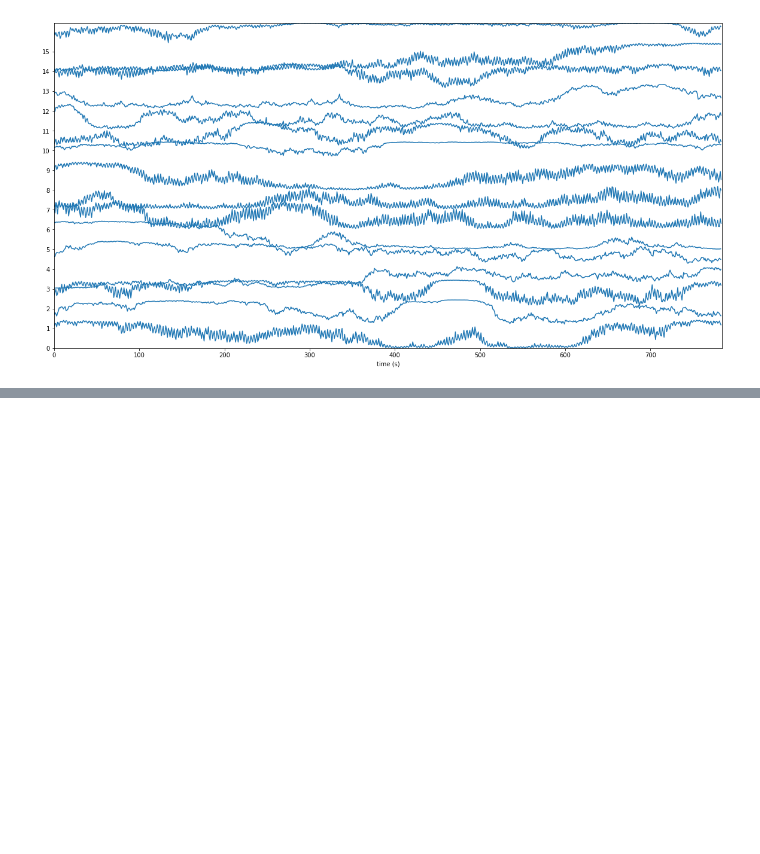
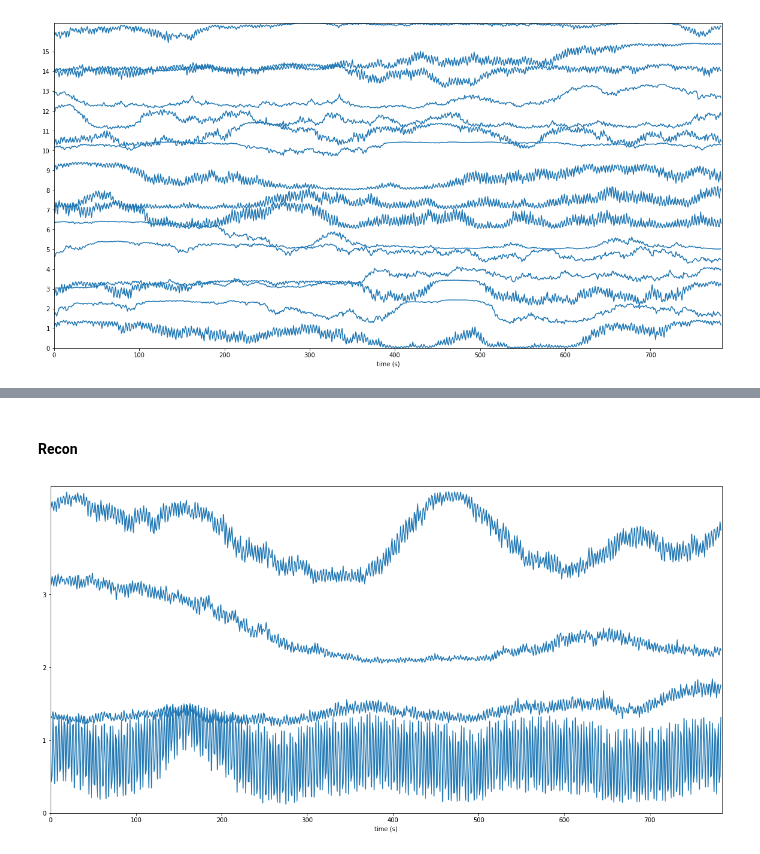
Before and after one commit to DanielLongo/NeuralFill, a Jupyter notebook: visualize/plot_vae_gens.ipynb, the cells around one changed output, grey strips where cells are left out. Saved outputs shown, nothing was run; the diff lists cells and outputs as text; code cells hidden in the pictures; blank space fills up the shorter version.

```diff
--- a/visualize/plot_vae_gens.ipynb
+++ b/visualize/plot_vae_gens.ipynb
@@ -21,0 +32,6 @@ stacklineplot.stackplot(samples)
+# %% [markdown]
+#### Recon
+# %%
+stacklineplot.stackplot(samples[16:16+4])
+# %% [output]
+[figure, added]
```
Also changed, not shown: parts of 4 cells of this notebook, 1 other file.
